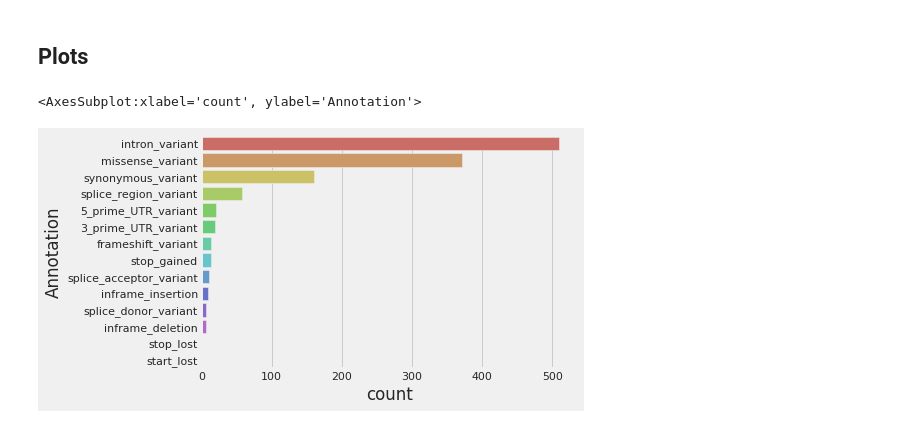
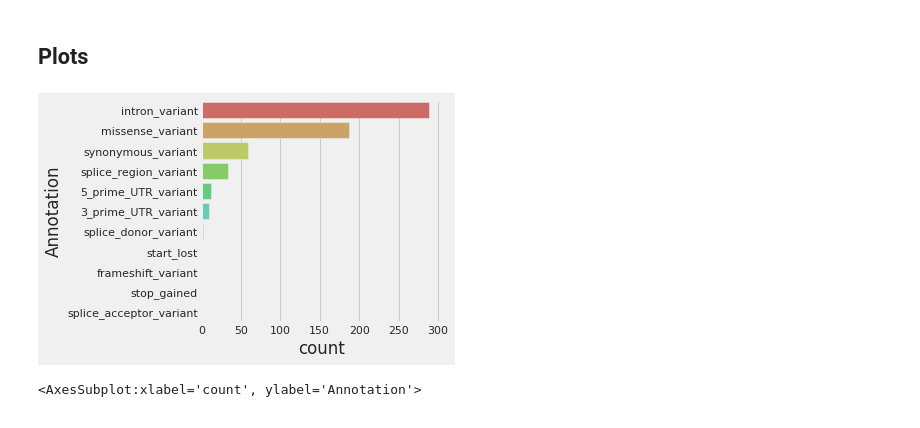
Before and after one commit to bioinfo-hcpa/pynoma, a Jupyter notebook: notebooks/tests.ipynb, the cells around one changed output. Cells and saved outputs as stored; diff of their text form; code cells hidden in the pictures.

```diff
--- a/notebooks/tests.ipynb
+++ b/notebooks/tests.ipynb
@@ -292,9 +292,9 @@ df
 # %%
 import pynoma
 
-gs = pynoma.GeneSearch(3, "idua")
+gs = pynoma.GeneSearch(3, "ace2")
 df, _ = gs.get_data()
 pynoma.annotation_barplot(df)
 # %% [output]
+[figure, new version]
 <AxesSubplot:xlabel='count', ylabel='Annotation'>
-[figure, old version]
```
Also changed, not shown: parts of 2 cells of this notebook, 3 other files.
